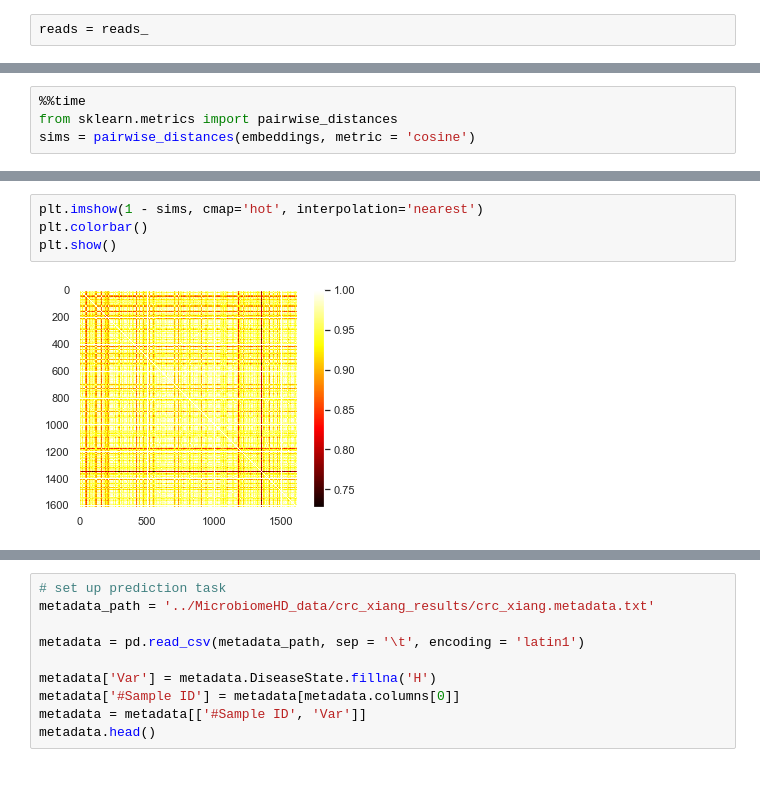
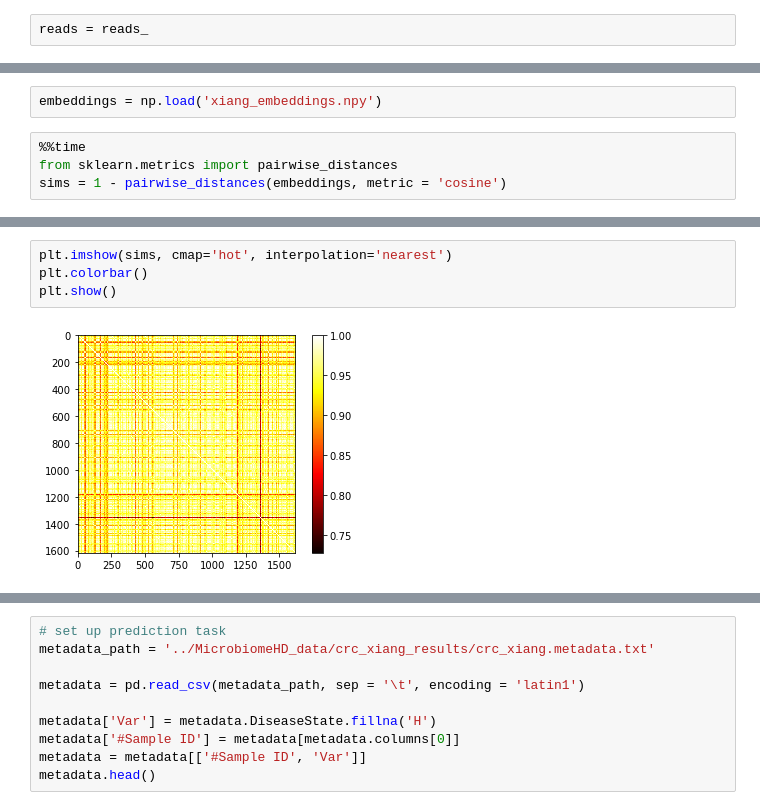
Before and after one commit to gaustin15/W4671_project, a Jupyter notebook: CRC_xiang_prediction.ipynb, the cells around one changed output, grey strips where cells are left out. Cells and saved outputs as stored; diff of their text form; blank space fills up the shorter version.

```diff
--- a/CRC_xiang_prediction.ipynb
+++ b/CRC_xiang_prediction.ipynb
@@ -196,5 +194,7 @@ Wall time: 6min 8s
+# %%
+embeddings = np.load('xiang_embeddings.npy')
 # %%
 %%time
 from sklearn.metrics import pairwise_distances
-sims = pairwise_distances(embeddings, metric = 'cosine')
+sims = 1 - pairwise_distances(embeddings, metric = 'cosine')
 # %% [output]
@@ -203,6 +203,6 @@ Wall time: 81.7 ms
 # %%
-plt.imshow(1 - sims, cmap='hot', interpolation='nearest')
+plt.imshow(sims, cmap='hot', interpolation='nearest')
 plt.colorbar()
 plt.show()
 # %% [output]
-[figure, old version]
+[figure, new version]
```
Also changed, not shown: parts of 35 cells of this notebook, 15 other files.
